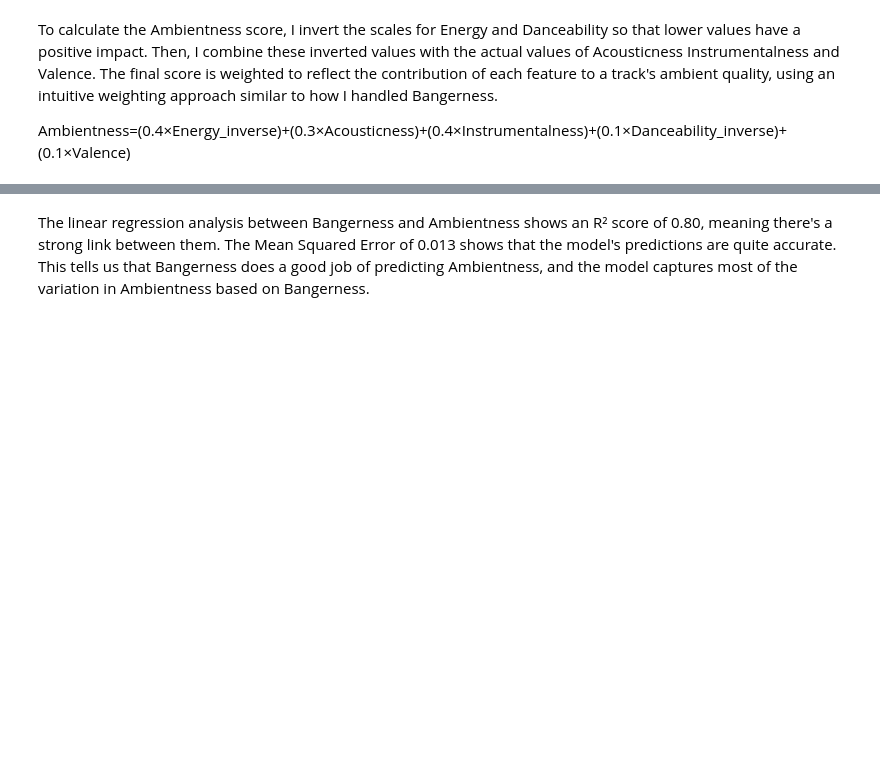
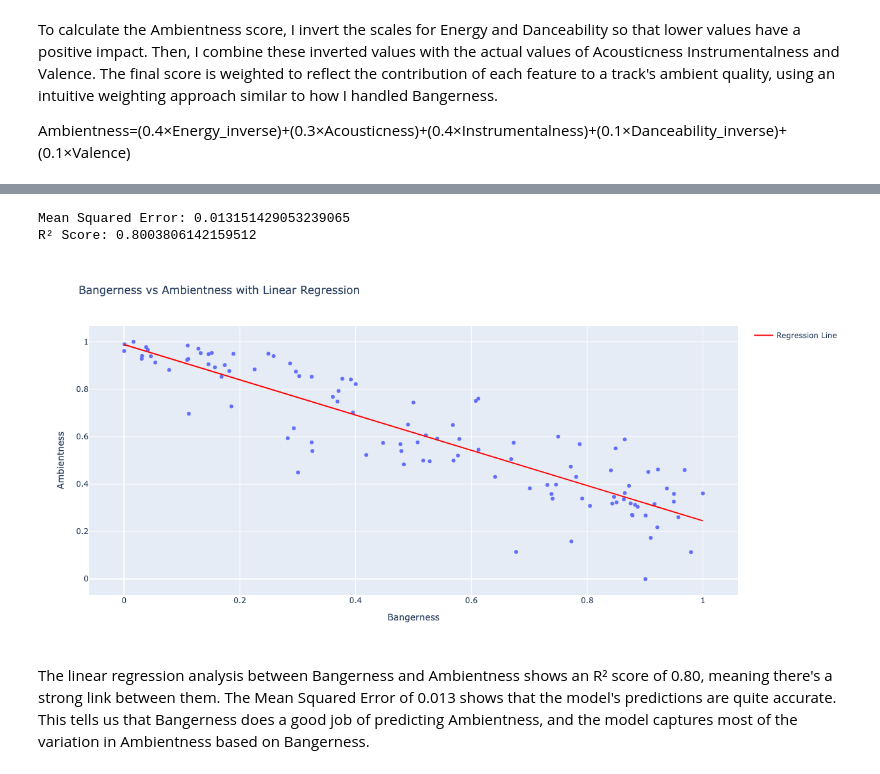
Before and after one commit to iftah-og/afx_eda, a Jupyter notebook: afx_ift3.ipynb, the cells around one changed output, grey strips where cells are left out. Saved outputs shown, nothing was run; the diff lists cells and outputs as text; code cells hidden in the pictures; blank space fills up the shorter version.

```diff
--- a/afx_ift3.ipynb
+++ b/afx_ift3.ipynb
@@ -421,3 +436,55 @@ R² Score: 0.8003806142159512
+# %%
+# Prepare the data
+X = df_amb['Bangerness'].values.reshape(-1, 1)
+y = df_amb['Ambientness'].values
+
+# Fit the linear regression model
+model = LinearRegression()
+model.fit(X, y)
+
+# Predict and evaluate
+y_pred = model.predict(X)
+mse = mean_squared_error(y, y_pred)
+r2 = r2_score(y, y_pred)
+print(f"Mean Squared Error: {mse}")
+print(f"R² Score: {r2}")
+
+# Data for the plot
+df_plot = pd.DataFrame({
+    'Bangerness': df_amb['Bangerness'],
+    'Ambientness': df_amb['Ambientness'],
+    'Track Name': df_amb['Track Name'],
+    'Predicted Ambientness': y_pred
+})
+
+# Interactive plot
+import plotly.express as px
+
+fig = px.scatter(df_plot,
+                 x='Bangerness',
+                 y='Ambientness',
+                 hover_name='Track Name',
+                 labels={'Bangerness': 'Bangerness', 'Ambientness': 'Ambientness'},
+                 title='Bangerness vs Ambientness with Linear Regression')
+
+fig.add_scatter(x=df_plot['Bangerness'],
+                y=df_plot['Predicted Ambientness'],
+                mode='lines',
+                line=dict(color='red', width=2),
+                name='Regression Line')
+
+fig.update_layout(
+    width=1000,
+    height=600,
+    xaxis_title='Bangerness',
+    yaxis_title='Ambientness'
+)
+
+fig.show()
+# %% [output]
+Mean Squared Error: 0.013151429053239065
+R² Score: 0.8003806142159512
+[figure, added]
 # %% [markdown]
 The linear regression analysis between Bangerness and Ambientness shows an R² score of 0.80, meaning there's a strong link between them. The Mean Squared Error of 0.013 shows that the model's predictions are quite accurate. This tells us that Bangerness does a good job of predicting Ambientness, and the model captures most of the variation in Ambientness based on Bangerness.
 # %% [markdown]
```
Also changed, not shown: parts of 7 cells of this notebook.
